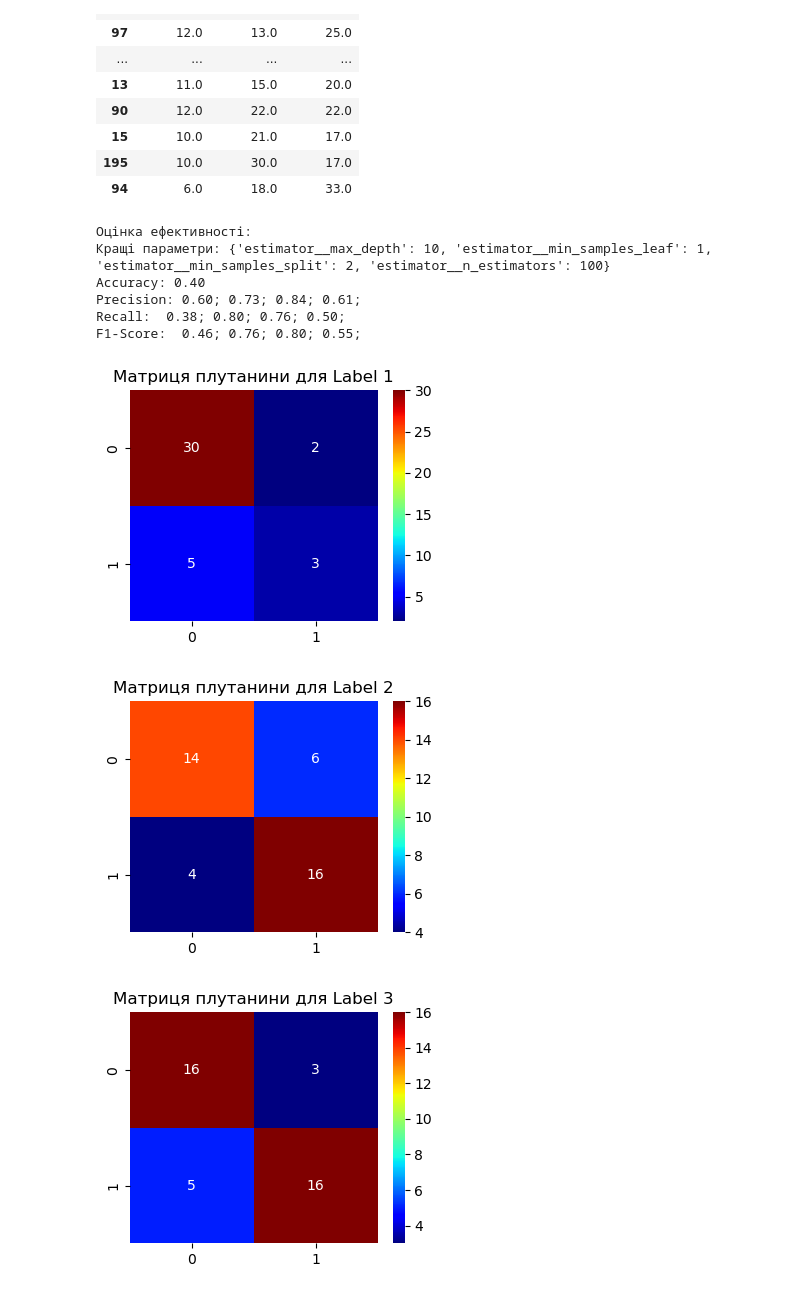
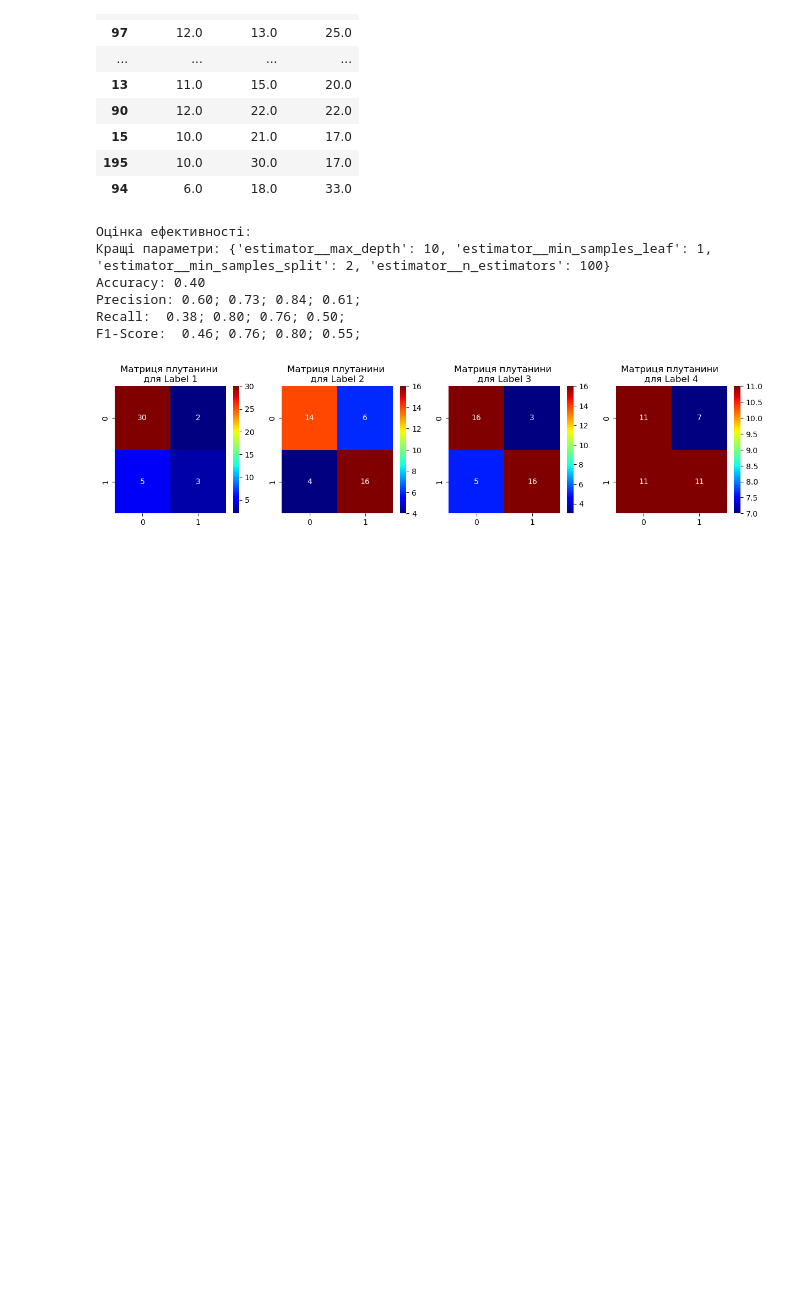
Before and after one commit to alexeyprvz/ML_2023_KNU_FIT_MIT31, a Jupyter notebook: Practices/4/Pr_4_Pereverzev.ipynb, the cells around one changed output. Cells and saved outputs as stored; diff of their text form; code cells hidden in the pictures; blank space fills up the shorter version.

```diff
--- a/Practices/4/Pr_4_Pereverzev.ipynb
+++ b/Practices/4/Pr_4_Pereverzev.ipynb
@@ -317,32 +317,34 @@ y_pred = best_model.predict(X_test)
 # %%
 print("Оцінка ефективності:")
 print("Кращі параметри:", best_params)
 print("Accuracy: {:.2f}".format(accuracy_score(y_test, y_pred)))
 
 print("Precision:", end=' ')
 for i in (precision_score(y_test, y_pred, average=None)):
     print("{:.2f};".format(i), end=' ')
 
 print("\nRecall: ", end=' ')
 for i in (recall_score(y_test, y_pred, average=None)):
     print("{:.2f};".format(i), end=' ')
 
 print("\nF1-Score: ", end=' ')
 for i in (f1_score(y_test, y_pred, average=None)):
     print("{:.2f};".format(i), end=' ')
 
 from sklearn.metrics import multilabel_confusion_matrix
+plt.figure(figsize=(15, 3))
 for i, cmx in enumerate(multilabel_confusion_matrix(y_test, y_pred), start=1):
-    plt.figure(figsize=(4, 3))
+    plt.subplot(1, 4, i)
     sb.heatmap(cmx, annot=True, fmt='d', cmap='jet')
-    plt.title(f'Матриця плутанини для Label {i}')
+    plt.title(f'Матриця плутанини \nдля Label {i}')
+
+# plt.tight_layout()
+plt.show()
 # %% [output]
 Оцінка ефективності:
 Кращі параметри: {'estimator__max_depth': 10, 'estimator__min_samples_leaf': 1, 'estimator__min_samples_split': 2, 'estimator__n_estimators': 100}
 Accuracy: 0.40
 Precision: 0.60; 0.73; 0.84; 0.61;
 Recall:  0.38; 0.80; 0.76; 0.50;
 F1-Score:  0.46; 0.76; 0.80; 0.55;
-[figure, old version]
+[figure, new version]
-[figure, removed]
-[figure, removed]
```
Also changed, not shown: parts of 1 cell of this notebook.
